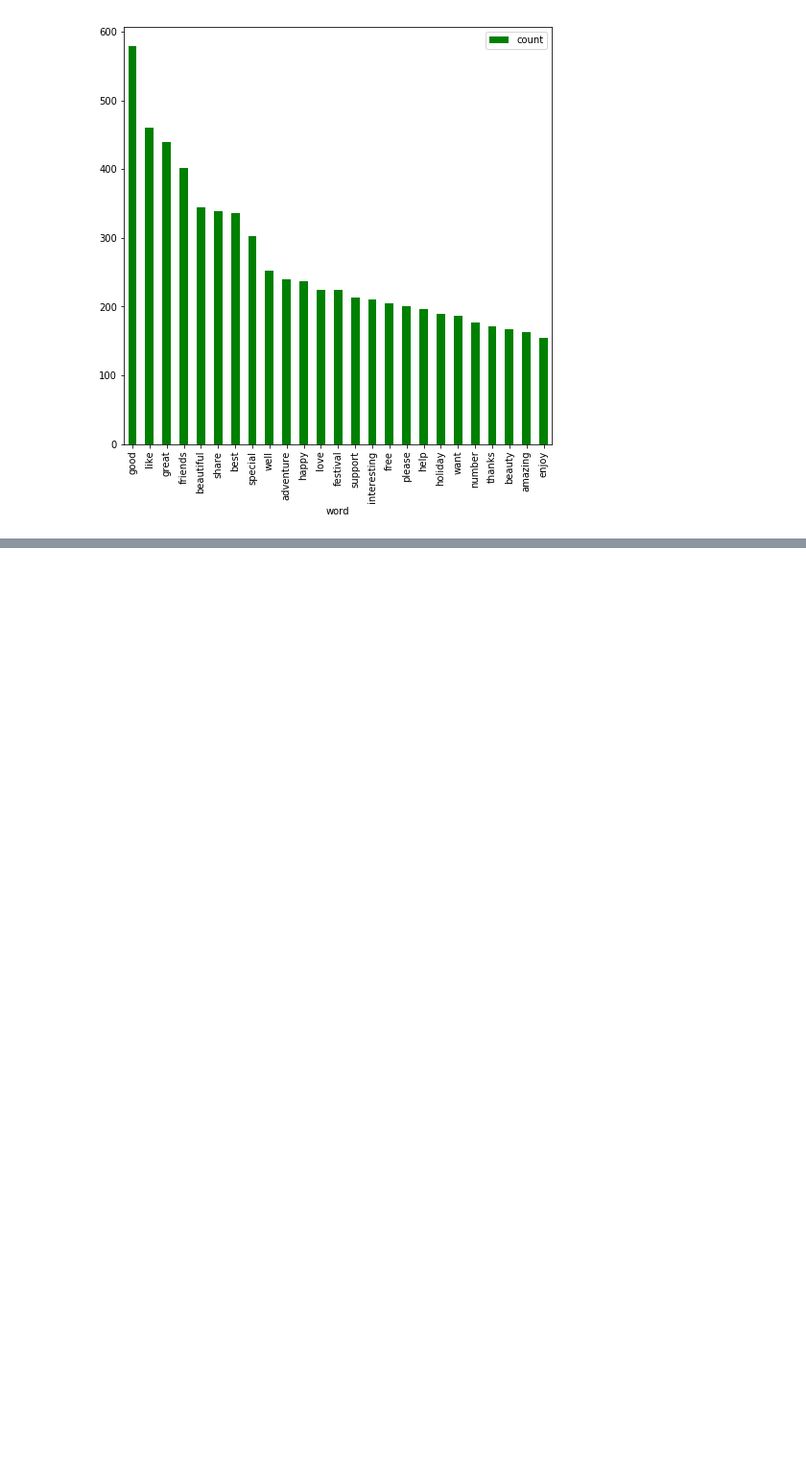
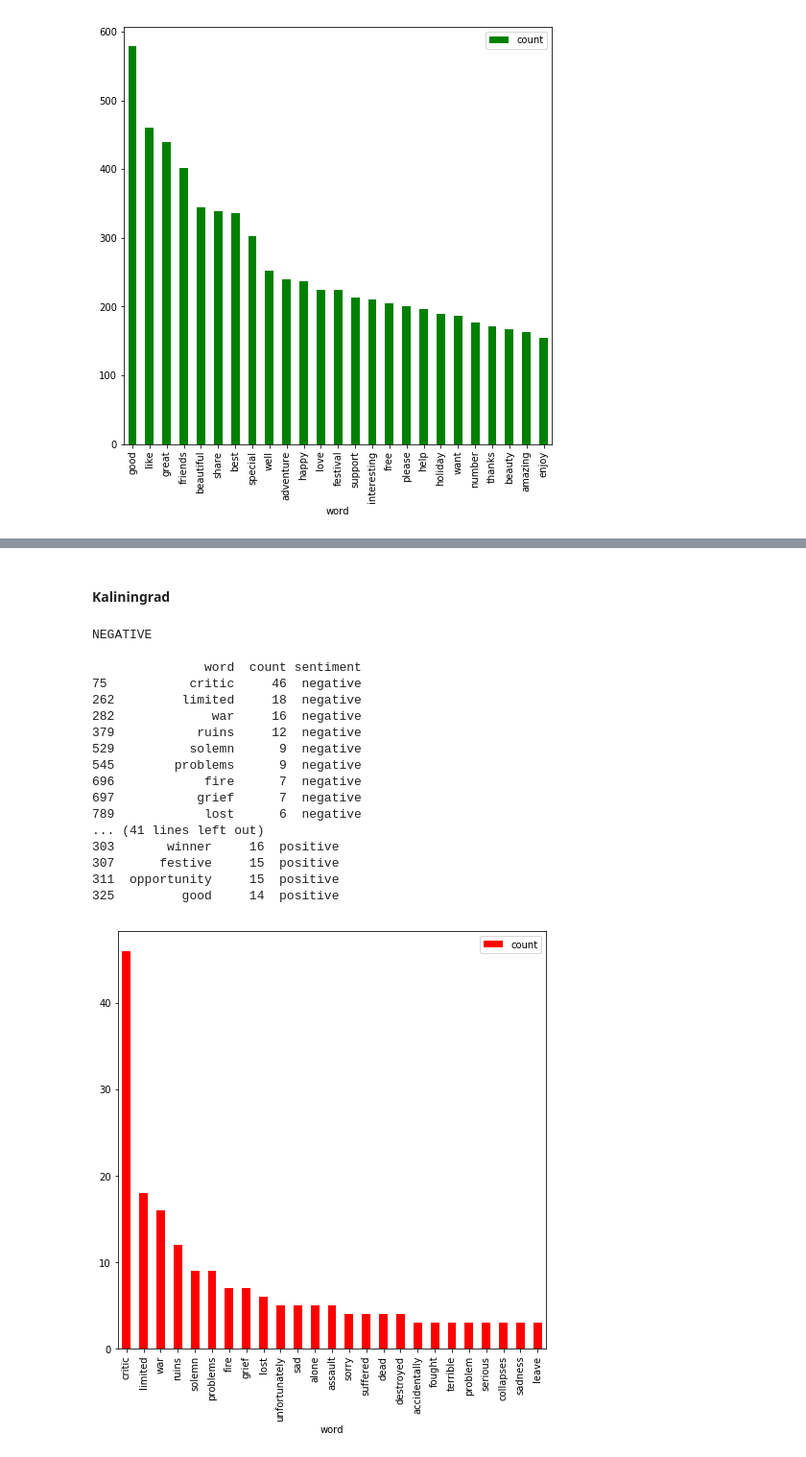
Before and after one commit to dbulgakov/ML-Russia-Tourism, a Jupyter notebook: Tourism analysis.ipynb, the cells around one changed output, grey strips where cells are left out. Shown at 96% size. Drawn from its saved outputs; the diff is of its cells as text; code cells hidden in the pictures; blank space fills up the shorter version.

```diff
--- a/Tourism analysis.ipynb
+++ b/Tourism analysis.ipynb
@@ -436,0 +576,23 @@ negative.plot.bar(x='word', y='count', figsize=(8, 8), color='green')
+# %% [markdown]
+#### Kaliningrad
+# %%
+plot_city(data, 'kaliningrad')
+# %% [output]
+NEGATIVE
+
+               word  count sentiment
+75           critic     46  negative
+262         limited     18  negative
+282             war     16  negative
+379           ruins     12  negative
+529          solemn      9  negative
+545        problems      9  negative
+696            fire      7  negative
+697           grief      7  negative
+789            lost      6  negative
+... (41 lines left out)
+303       winner     16  positive
+307      festive     15  positive
+311  opportunity     15  positive
+325         good     14  positive
+[figure, added]
```
Also changed, not shown: parts of 19 cells of this notebook.
